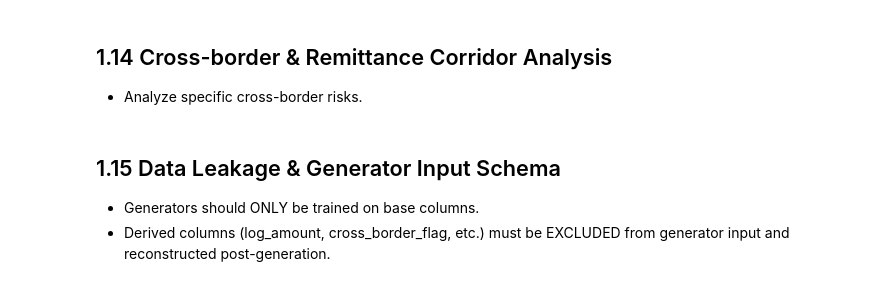
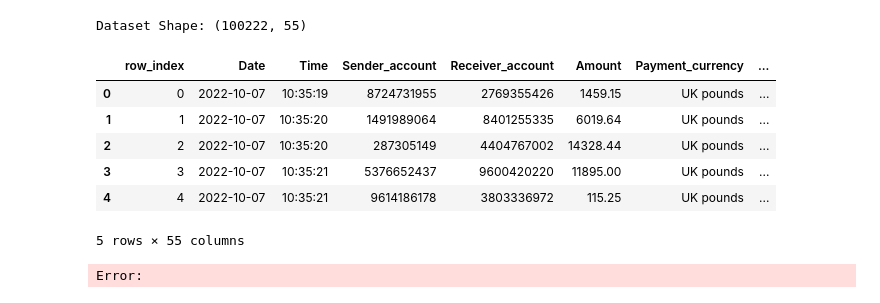
Before and after one commit to Namit-Adhikari/neural-sentinel, a Jupyter notebook: notebooks/data-pipeline/phase1_eda.ipynb, the cells around one changed output. Drawn from its saved outputs; the diff is of its cells as text; code cells hidden in the pictures.

```diff
--- a/notebooks/data-pipeline/phase1_eda.ipynb
+++ b/notebooks/data-pipeline/phase1_eda.ipynb
@@ -361,3 +18,0 @@ if all(c in df.columns for c in ['Sender_account', 'amount_local_npr', label_col
-# %% [markdown]
-## 1.14 Cross-border & Remittance Corridor Analysis
-* Analyze specific cross-border risks.
@@ -381,4 +18,0 @@ if all(c in df.columns for c in ['Sender_bank_location', 'Receiver_bank_location
-# %% [markdown]
-## 1.15 Data Leakage & Generator Input Schema
-* Generators should ONLY be trained on base columns.
-* Derived columns (log_amount, cross_border_flag, etc.) must be EXCLUDED from generator input and reconstructed post-generation.
@@ -395,0 +19,16 @@ for c in base_columns:
+# %%
+# Load the transactions data
+data_path = '../../data/original/transactions.csv'
+df = pd.read_csv(data_path)
+print(f"Dataset Shape: {df.shape}")
+df.head()
+# %% [output]
+Dataset Shape: (100222, 55)
+|  | row_index | Date | Time | Sender_account | Receiver_account | Amount | Payment_currency | ... |
+| 0 | 0 | 2022-10-07 | 10:35:19 | 8724731955 | 2769355426 | 1459.15 | UK pounds | ... |
+| 1 | 1 | 2022-10-07 | 10:35:20 | 1491989064 | 8401255335 | 6019.64 | UK pounds | ... |
+| 2 | 2 | 2022-10-07 | 10:35:20 | 287305149 | 4404767002 | 14328.44 | UK pounds | ... |
+| 3 | 3 | 2022-10-07 | 10:35:21 | 5376652437 | 9600420220 | 11895.00 | UK pounds | ... |
+| 4 | 4 | 2022-10-07 | 10:35:21 | 9614186178 | 3803336972 | 115.25 | UK pounds | ... |
+5 rows × 55 columns
+Error:
```
Also changed, not shown: parts of 38 cells of this notebook, 6 other files.
